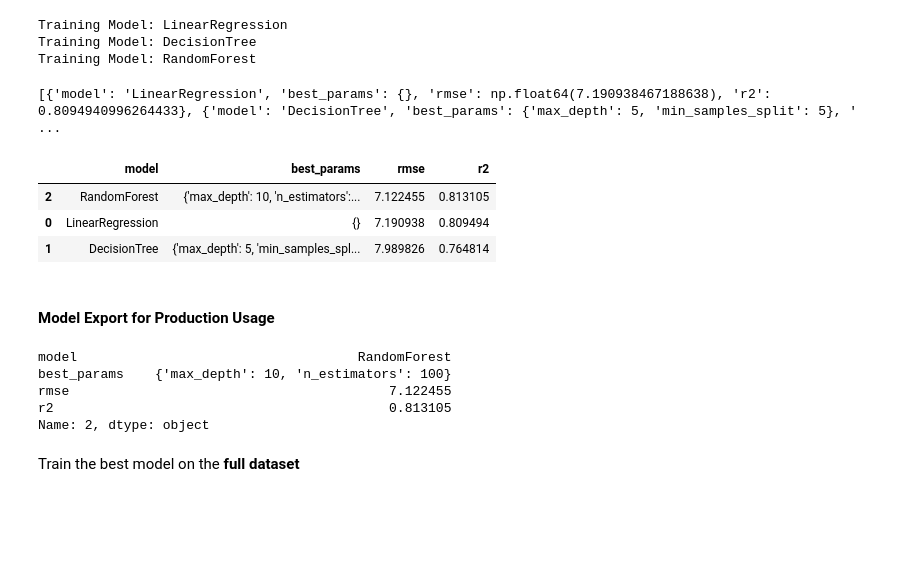
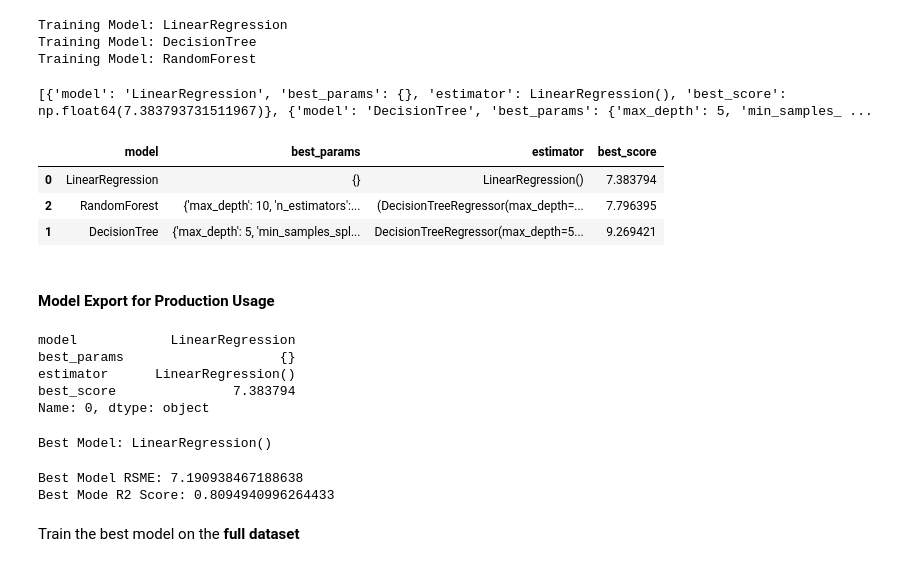
Before and after one commit to jmb-python-developer/ML-01-exam-scores-prediction, a Jupyter notebook: notebooks/notebook.ipynb, the cells around one changed output. Saved outputs shown, nothing was run; the diff lists cells and outputs as text; code cells hidden in the pictures; blank space fills up the shorter version.

```diff
--- a/notebooks/notebook.ipynb
+++ b/notebooks/notebook.ipynb
@@ -291,16 +289,11 @@ for name, config in models.items():
     grid = GridSearchCV(config["model"], config["params"], cv=5, scoring="neg_mean_squared_error")
     # Fit the models
     grid.fit(X_train, y_train)
-    # Predict values from training set
-    y_pred = grid.predict(X_test)
-    # Calculate accuracy
-    rsme = np.sqrt(mean_squared_error(y_test, y_pred))
-    r2 = r2_score(y_test, y_pred)
     best_models.append({
         "model": name,
         "best_params": grid.best_params_,
-        "rmse": rsme,
-        "r2": r2
+        "estimator": grid.best_estimator_,
+        "best_score": np.sqrt(-grid.best_score_),
     })
 # %% [output]
 Training Model: LinearRegression
@@ -310,17 +303,17 @@ Training Model: RandomForest
 # Print the best models list with the values per Model
 print(best_models)
 # %% [output]
-[{'model': 'LinearRegression', 'best_params': {}, 'rmse': np.float64(7.190938467188638), 'r2': 0.8094940996264433}, {'model': 'DecisionTree', 'best_params': {'max_depth': 5, 'min_samples_split': 5}, ' ...
+[{'model': 'LinearRegression', 'best_params': {}, 'estimator': LinearRegression(), 'best_score': np.float64(7.383793731511967)}, {'model': 'DecisionTree', 'best_params': {'max_depth': 5, 'min_samples_ ...
 # %%
 # Convert to a DataFrame for a better look
 results_df = pd.DataFrame(best_models)
-results_df.sort_values("rmse", inplace=True)
+results_df.sort_values("best_score", inplace=True)
 results_df
 # %% [output]
-|  | model | best_params | rmse | r2 |
-| 2 | RandomForest | {'max_depth': 10, 'n_estimators':... | 7.122455 | 0.813105 |
-| 0 | LinearRegression | {} | 7.190938 | 0.809494 |
-| 1 | DecisionTree | {'max_depth': 5, 'min_samples_spl... | 7.989826 | 0.764814 |
+|  | model | best_params | estimator | best_score |
+| 0 | LinearRegression | {} | LinearRegression() | 7.383794 |
+| 2 | RandomForest | {'max_depth': 10, 'n_estimators':... | (DecisionTreeRegressor(max_depth=... | 7.796395 |
+| 1 | DecisionTree | {'max_depth': 5, 'min_samples_spl... | DecisionTreeRegressor(max_depth=5... | 9.269421 |
 # %% [markdown]
 #### Model Export for Production Usage
 # %%
@@ -329,15 +322,28 @@ import joblib
 best_row = results_df.iloc[0]
 best_row
 # %% [output]
-model                                    RandomForest
-best_params    {'max_depth': 10, 'n_estimators': 100}
-rmse                                         7.122455
-r2                                           0.813105
-Name: 2, dtype: object
+model            LinearRegression
+best_params                    {}
+estimator      LinearRegression()
+best_score               7.383794
+Name: 0, dtype: object
 # %%
 best_model_name = best_row["model"]
-best_model_config = models[best_model_name]
-final_model = best_model_config["model"]
+final_model = best_row["estimator"]
+print(f"Best Model: {final_model}")
+# %% [output]
+Best Model: LinearRegression()
+# %%
+# Finally calculate the Mean Root Squared error and R2 for the winning model
+# Predict values from training set
+y_pred = final_model.predict(X_test)
+rsme = np.sqrt(mean_squared_error(y_test, y_pred))
+r2 = r2_score(y_test, y_pred)
+print(f"Best Model RSME: {rsme}")
+print(f"Best Mode R2 Score: {r2}")
+# %% [output]
+Best Model RSME: 7.190938467188638
+Best Mode R2 Score: 0.8094940996264433
 # %% [markdown]
 Train the best model on the **full dataset**
 # %%
```
Also changed, not shown: parts of 2 cells of this notebook, 2 other files.
